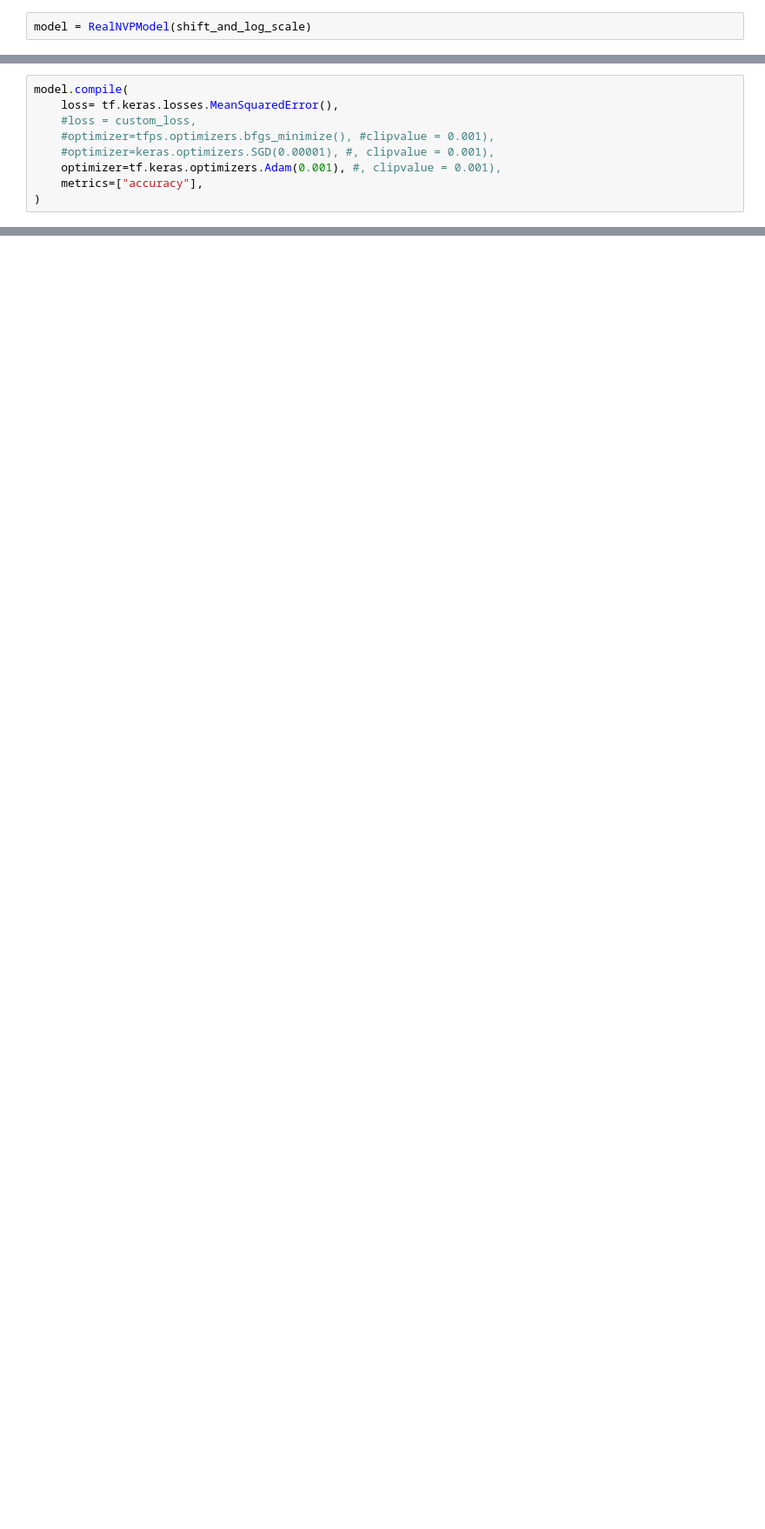
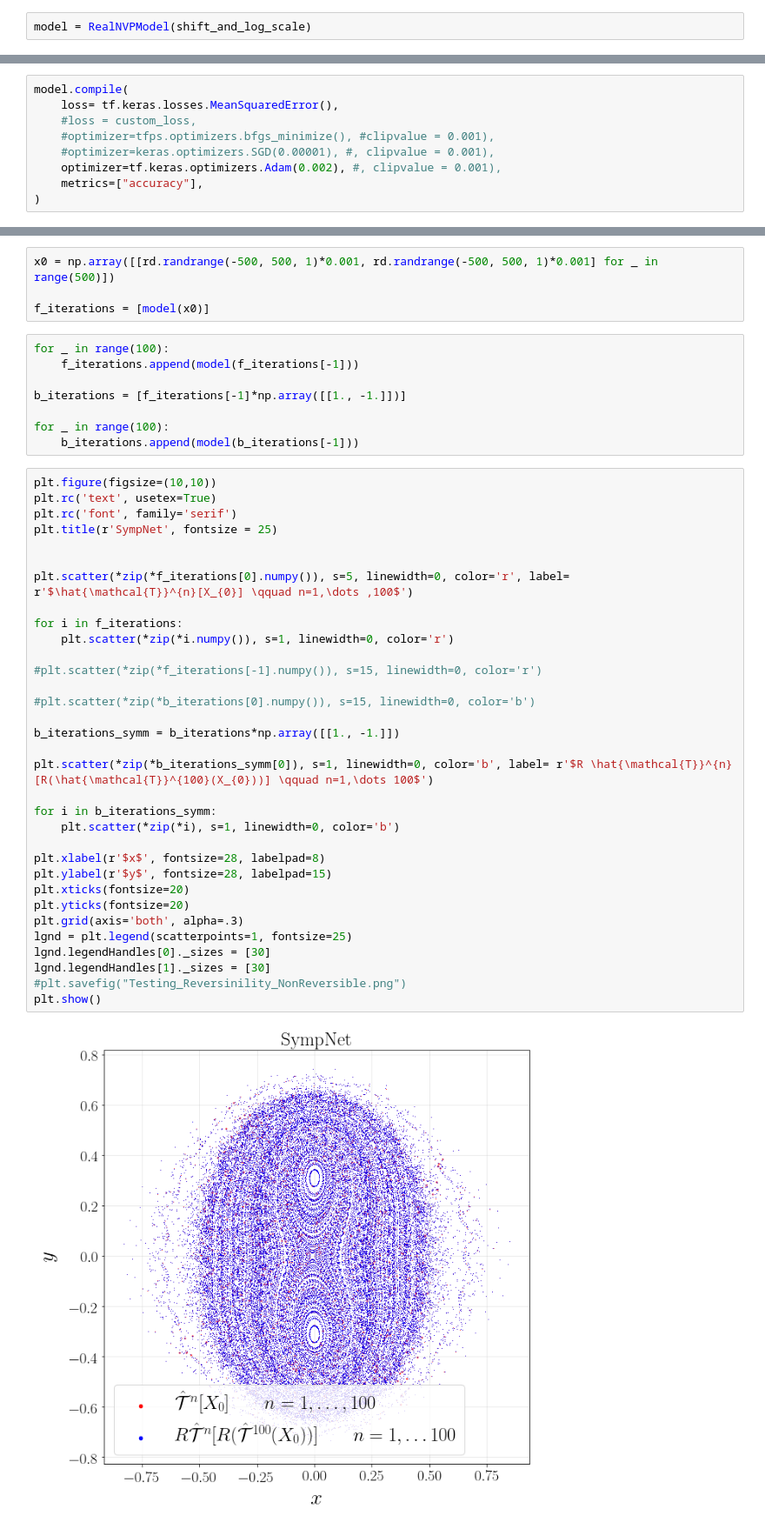
Before and after one commit to Ricvalp/SymplecticTimeReversibleNN, a Jupyter notebook: 3D_system/RealNVP_tfb.ipynb, the cells around one changed output, grey strips where cells are left out. Shown at 87% size. Drawn from its saved outputs; the diff is of its cells as text; blank space fills up the shorter version.

```diff
--- a/3D_system/RealNVP_tfb.ipynb
+++ b/3D_system/RealNVP_tfb.ipynb
@@ -217,7 +250,7 @@ model.compile(
     #loss = custom_loss,
     #optimizer=tfps.optimizers.bfgs_minimize(), #clipvalue = 0.001),
     #optimizer=keras.optimizers.SGD(0.00001), #, clipvalue = 0.001),
-    optimizer=tf.keras.optimizers.Adam(0.001), #, clipvalue = 0.001),
+    optimizer=tf.keras.optimizers.Adam(0.002), #, clipvalue = 0.001),
     metrics=["accuracy"],
 )
 # %%
@@ -242,0 +280,47 @@ Epoch 100/100
+# %%
+x0 = np.array([[rd.randrange(-500, 500, 1)*0.001, rd.randrange(-500, 500, 1)*0.001] for _ in range(500)])
+
+f_iterations = [model(x0)]
+# %%
+for _ in range(100):
+    f_iterations.append(model(f_iterations[-1]))
+
+b_iterations = [f_iterations[-1]*np.array([[1., -1.]])]
+
+for _ in range(100):
+    b_iterations.append(model(b_iterations[-1]))
+# %%
+plt.figure(figsize=(10,10))
+plt.rc('text', usetex=True)
+plt.rc('font', family='serif')
+plt.title(r'SympNet', fontsize = 25)
+
+
+plt.scatter(*zip(*f_iterations[0].numpy()), s=5, linewidth=0, color='r', label= r'$\hat{\mathcal{T}}^{n}[X_{0}] \qquad n=1,\dots ,100$')
+
+for i in f_iterations:
+    plt.scatter(*zip(*i.numpy()), s=1, linewidth=0, color='r')
+
+#plt.scatter(*zip(*f_iterations[-1].numpy()), s=15, linewidth=0, color='r')
+
+#plt.scatter(*zip(*b_iterations[0].numpy()), s=15, linewidth=0, color='b')
+
+b_iterations_symm = b_iterations*np.array([[1., -1.]])
+
+plt.scatter(*zip(*b_iterations_symm[0]), s=1, linewidth=0, color='b', label= r'$R \hat{\mathcal{T}}^{n}[R(\hat{\mathcal{T}}^{100}(X_{0}))] \qquad n=1,\dots 100$')
+
+for i in b_iterations_symm:
+    plt.scatter(*zip(*i), s=1, linewidth=0, color='b')
+
+plt.xlabel(r'$x$', fontsize=28, labelpad=8)
+plt.ylabel(r'$y$', fontsize=28, labelpad=15)
+plt.xticks(fontsize=20)
+plt.yticks(fontsize=20)
+plt.grid(axis='both', alpha=.3)
+lgnd = plt.legend(scatterpoints=1, fontsize=25)
+lgnd.legendHandles[0]._sizes = [30]
+lgnd.legendHandles[1]._sizes = [30]
+#plt.savefig("Testing_Reversinility_NonReversible.png")
+plt.show()
+# %% [output]
+[figure, added]
```
Also changed, not shown: parts of 19 cells of this notebook.
